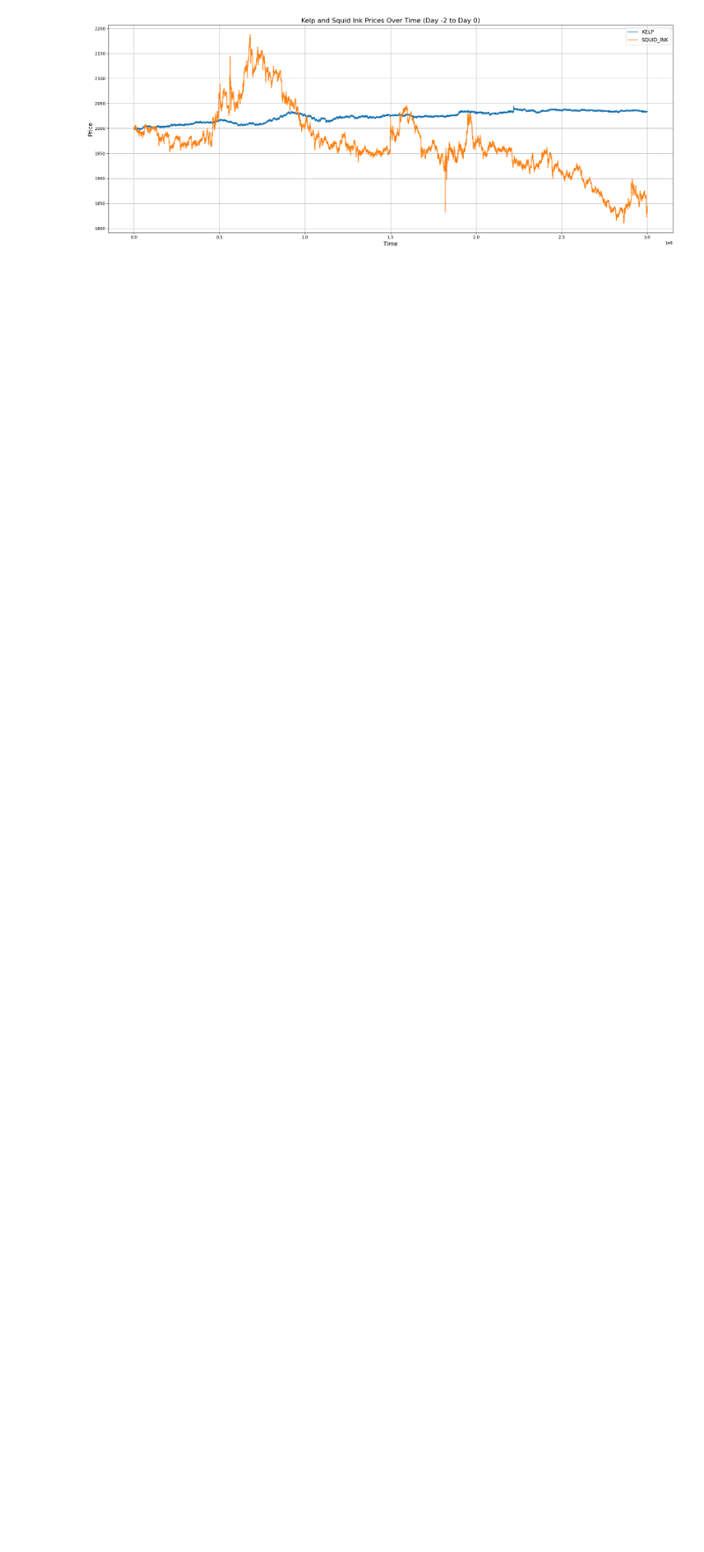
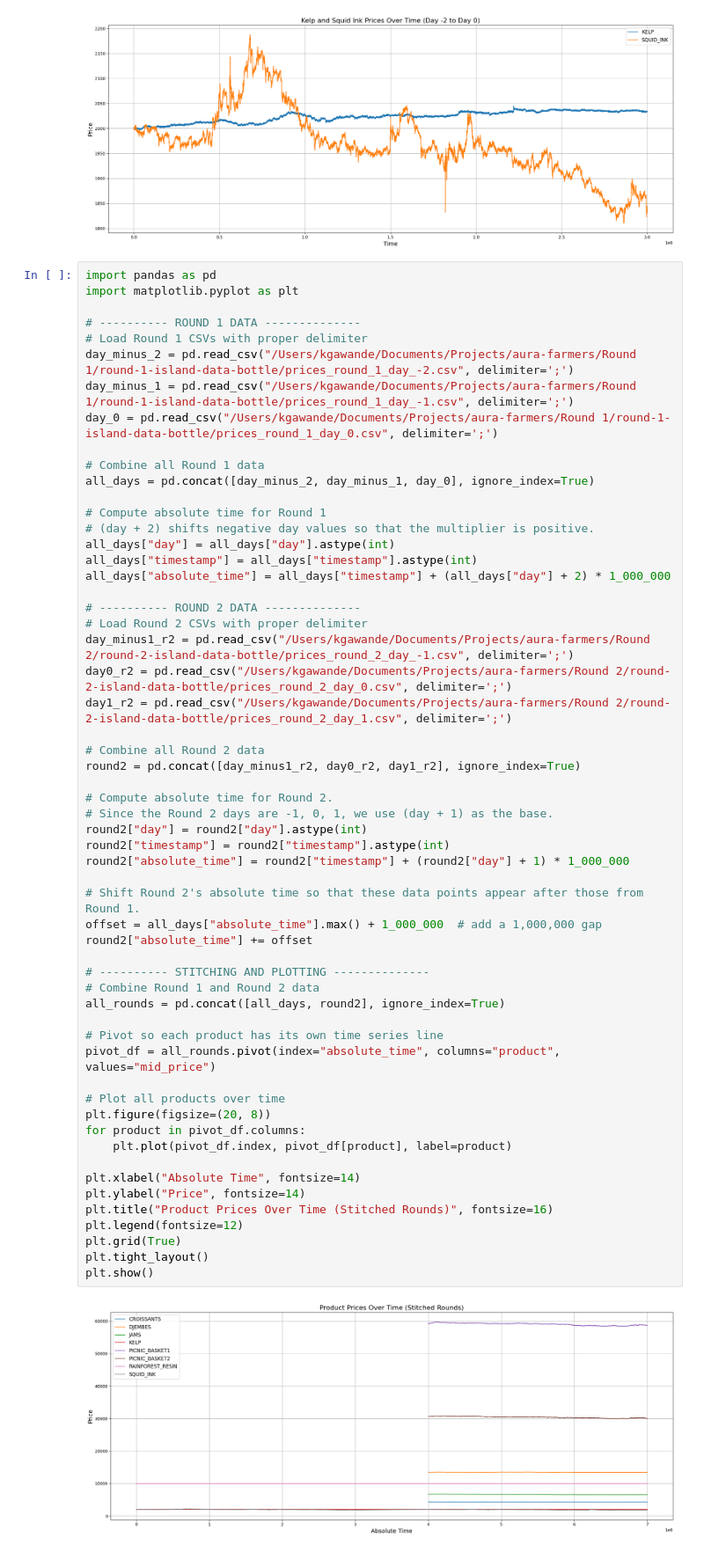
Before and after one commit to kgawande1/aura-farmers, a Jupyter notebook: Round 1/algorithms/stiched_graph.ipynb, the cells around one changed output. Shown at 88% size. Cells and saved outputs as stored; diff of their text form; blank space fills up the shorter version.

Commit message:
croissant, jam visual

```diff
--- a/Round 1/algorithms/stiched_graph.ipynb
+++ b/Round 1/algorithms/stiched_graph.ipynb
@@ -36,3 +36,62 @@ plt.tight_layout()
 plt.show()
 # %% [output]
 [figure]
+# %%
+import pandas as pd
+import matplotlib.pyplot as plt
+
+# ---------- ROUND 1 DATA --------------
+# Load Round 1 CSVs with proper delimiter
+day_minus_2 = pd.read_csv("/Users/kgawande/Documents/Projects/aura-farmers/Round 1/round-1-island-data-bottle/prices_round_1_day_-2.csv", delimiter=';')
+day_minus_1 = pd.read_csv("/Users/kgawande/Documents/Projects/aura-farmers/Round 1/round-1-island-data-bottle/prices_round_1_day_-1.csv", delimiter=';')
+day_0 = pd.read_csv("/Users/kgawande/Documents/Projects/aura-farmers/Round 1/round-1-island-data-bottle/prices_round_1_day_0.csv", delimiter=';')
+
+# Combine all Round 1 data
+all_days = pd.concat([day_minus_2, day_minus_1, day_0], ignore_index=True)
+
+# Compute absolute time for Round 1
+# (day + 2) shifts negative day values so that the multiplier is positive.
+all_days["day"] = all_days["day"].astype(int)
+all_days["timestamp"] = all_days["timestamp"].astype(int)
+all_days["absolute_time"] = all_days["timestamp"] + (all_days["day"] + 2) * 1_000_000
+
+# ---------- ROUND 2 DATA --------------
+# Load Round 2 CSVs with proper delimiter
+day_minus1_r2 = pd.read_csv("/Users/kgawande/Documents/Projects/aura-farmers/Round 2/round-2-island-data-bottle/prices_round_2_day_-1.csv", delimiter=';')
+day0_r2 = pd.read_csv("/Users/kgawande/Documents/Projects/aura-farmers/Round 2/round-2-island-data-bottle/prices_round_2_day_0.csv", delimiter=';')
+day1_r2 = pd.read_csv("/Users/kgawande/Documents/Projects/aura-farmers/Round 2/round-2-island-data-bottle/prices_round_2_day_1.csv", delimiter=';')
+
+# Combine all Round 2 data
+round2 = pd.concat([day_minus1_r2, day0_r2, day1_r2], ignore_index=True)
+
+# Compute absolute time for Round 2.
+# Since the Round 2 days are -1, 0, 1, we use (day + 1) as the base.
+round2["day"] = round2["day"].astype(int)
+round2["timestamp"] = round2["timestamp"].astype(int)
+round2["absolute_time"] = round2["timestamp"] + (round2["day"] + 1) * 1_000_000
+
+# Shift Round 2's absolute time so that these data points appear after those from Round 1.
+offset = all_days["absolute_time"].max() + 1_000_000  # add a 1,000,000 gap
+round2["absolute_time"] += offset
+
+# ---------- STITCHING AND PLOTTING --------------
+# Combine Round 1 and Round 2 data
+all_rounds = pd.concat([all_days, round2], ignore_index=True)
+
+# Pivot so each product has its own time series line
+pivot_df = all_rounds.pivot(index="absolute_time", columns="product", values="mid_price")
+
+# Plot all products over time
+plt.figure(figsize=(20, 8))
+for product in pivot_df.columns:
+    plt.plot(pivot_df.index, pivot_df[product], label=product)
+
+plt.xlabel("Absolute Time", fontsize=14)
+plt.ylabel("Price", fontsize=14)
+plt.title("Product Prices Over Time (Stitched Rounds)", fontsize=16)
+plt.legend(fontsize=12)
+plt.grid(True)
+plt.tight_layout()
+plt.show()
+# %% [output]
+[figure, added]
```
Also changed, not shown: parts of 2 cells of this notebook, 22 other files.
